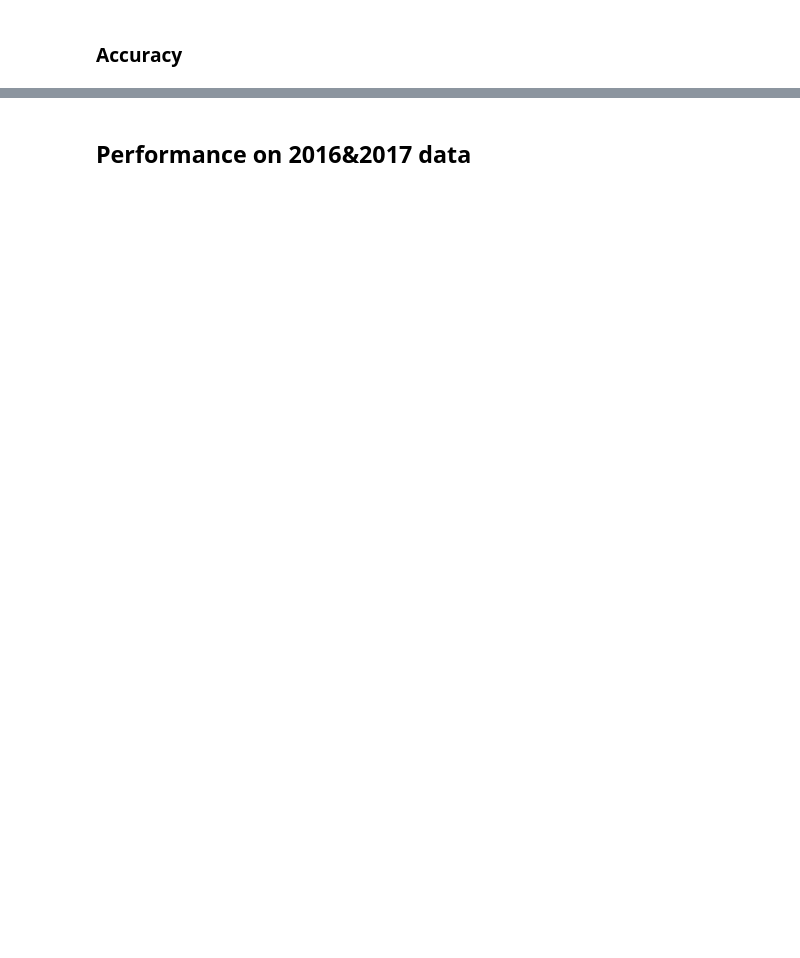
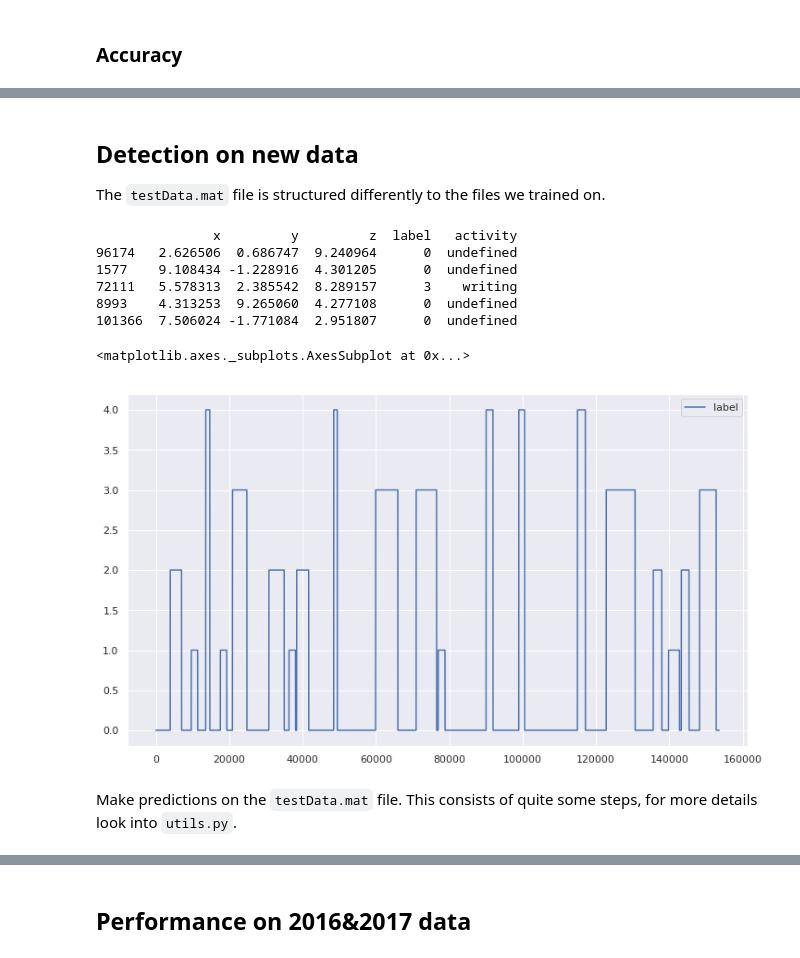
Before and after one commit to franciscosenae/ATHENS2018, a Jupyter notebook: Assignment.ipynb, the cells around one changed output, grey strips where cells are left out. Saved outputs shown, nothing was run; the diff lists cells and outputs as text; code cells hidden in the pictures; blank space fills up the shorter version.

```diff
--- a/Assignment.ipynb
+++ b/Assignment.ipynb
@@ -4,7 +4,10 @@
 from pprint import pprint
 
 import numpy as np
+import tqdm
 import pandas as pd
+import matplotlib as mpl
+mpl.rcParams['figure.figsize'] = (12,7)
 import matplotlib.pyplot as plt
 import seaborn as sns
 sns.set()
@@ -131,0 +155,18 @@ Accuracy on the test data: 1.0
+# %% [markdown]
+## Detection on new data
+The `testData.mat` file is structured differently to the files we trained on.
+# %%
+test_data = utils.load_testdata()
+pprint(test_data.sample(5))
+test_data.plot(y='label')
+# %% [output]
+               x         y         z  label   activity
+96174   2.626506  0.686747  9.240964      0  undefined
+1577    9.108434 -1.228916  4.301205      0  undefined
+72111   5.578313  2.385542  8.289157      3    writing
+8993    4.313253  9.265060  4.277108      0  undefined
+101366  7.506024 -1.771084  2.951807      0  undefined
+<matplotlib.axes._subplots.AxesSubplot at 0x...>
+[figure, added]
+# %% [markdown]
+Make predictions on the `testData.mat` file. This consists of quite some steps, for more details look into `utils.py`.
```
Also changed, not shown: parts of 38 cells of this notebook, 7 other files.
